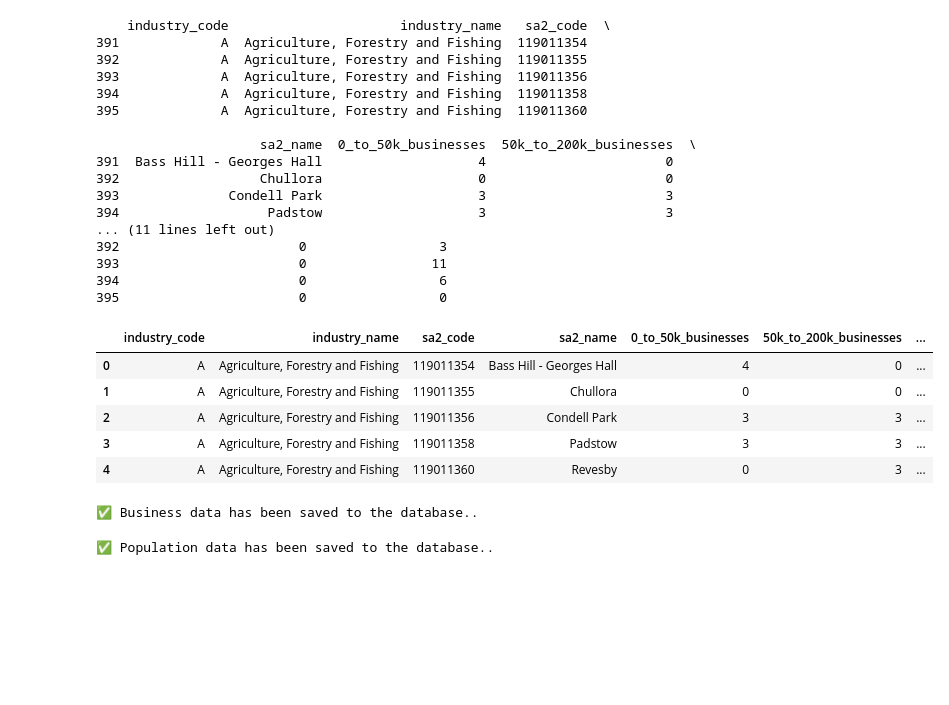
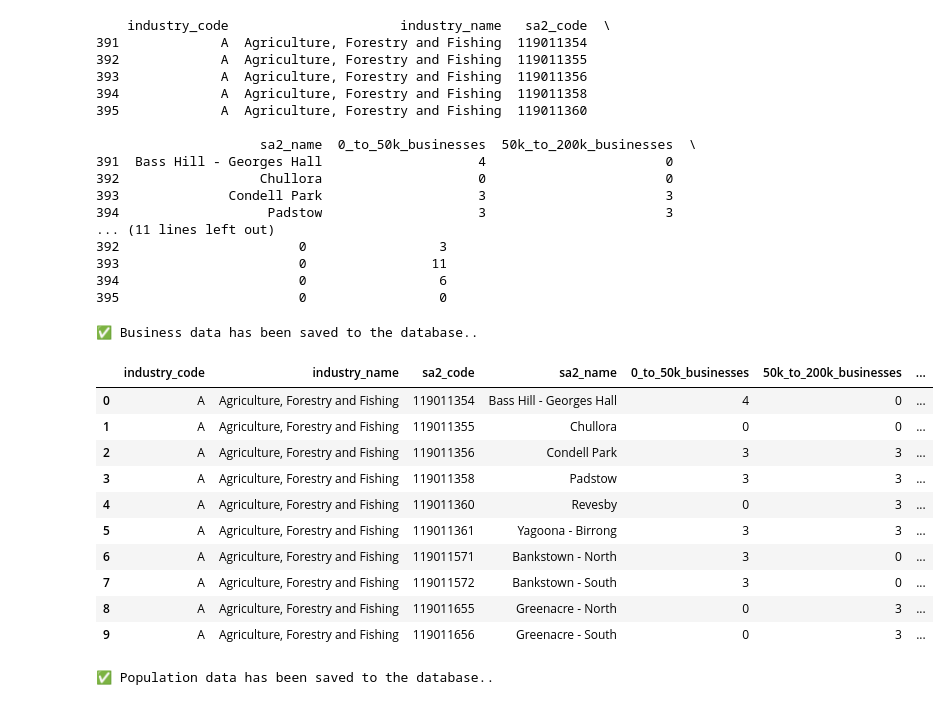
Before and after one commit to hb200354/project, a Jupyter notebook: notebooks/code.ipynb, the cells around one changed output. Saved outputs shown, nothing was run; the diff lists cells and outputs as text; code cells hidden in the pictures; blank space fills up the shorter version.

```diff
--- a/notebooks/code.ipynb
+++ b/notebooks/code.ipynb
@@ -57,23 +58,6 @@ print(filtered_business_df.head())
 393                       0                11
 394                       0                 6
 395                       0                 0
-# %%
-from IPython.display import display
-
-# Query the 'businesses' table and display the first few rows in a styled format
-businesses_df = pd.read_sql("SELECT * FROM businesses", engine)
-
-# Display the first 5 rows with a styled format
-display(businesses_df.head().style.set_table_styles(
-    [{'selector': 'table', 'props': [('border', '1px solid black')]}]
-).set_properties(**{'border': '1px solid black'}))
-# %% [output]
-|  | industry_code | industry_name | sa2_code | sa2_name | 0_to_50k_businesses | 50k_to_200k_businesses | ... |
-| 0 | A | Agriculture, Forestry and Fishing | 119011354 | Bass Hill - Georges Hall | 4 | 0 | ... |
-| 1 | A | Agriculture, Forestry and Fishing | 119011355 | Chullora | 0 | 0 | ... |
-| 2 | A | Agriculture, Forestry and Fishing | 119011356 | Condell Park | 3 | 3 | ... |
-| 3 | A | Agriculture, Forestry and Fishing | 119011358 | Padstow | 3 | 3 | ... |
-| 4 | A | Agriculture, Forestry and Fishing | 119011360 | Revesby | 0 | 3 | ... |
 # %%
 # Load business data and SA2 codes, then filter for Inner South West
 
@@ -84,6 +68,29 @@ filtered_business_df.to_sql("businesses", engine, if_exists="replace", index=Fal
 print("✅ Business data has been saved to the database..")
 # %% [output]
 ✅ Business data has been saved to the database..
+# %%
+# Query the 'businesses' table, drop NaN values, and limit to 10 rows
+businesses_df = pd.read_sql("SELECT * FROM businesses LIMIT 10", engine)
+
+# Drop rows with missing values
+businesses_df = businesses_df.dropna()
+
+# Display the first 10 rows in a styled format
+display(businesses_df.style.set_table_styles(
+    [{'selector': 'table', 'props': [('border', '1px solid black')]}]
+).set_properties(**{'border': '1px solid black'}))
+# %% [output]
+|  | industry_code | industry_name | sa2_code | sa2_name | 0_to_50k_businesses | 50k_to_200k_businesses | ... |
+| 0 | A | Agriculture, Forestry and Fishing | 119011354 | Bass Hill - Georges Hall | 4 | 0 | ... |
+| 1 | A | Agriculture, Forestry and Fishing | 119011355 | Chullora | 0 | 0 | ... |
+| 2 | A | Agriculture, Forestry and Fishing | 119011356 | Condell Park | 3 | 3 | ... |
+| 3 | A | Agriculture, Forestry and Fishing | 119011358 | Padstow | 3 | 3 | ... |
+| 4 | A | Agriculture, Forestry and Fishing | 119011360 | Revesby | 0 | 3 | ... |
+| 5 | A | Agriculture, Forestry and Fishing | 119011361 | Yagoona - Birrong | 3 | 3 | ... |
+| 6 | A | Agriculture, Forestry and Fishing | 119011571 | Bankstown - North | 3 | 0 | ... |
+| 7 | A | Agriculture, Forestry and Fishing | 119011572 | Bankstown - South | 3 | 0 | ... |
+| 8 | A | Agriculture, Forestry and Fishing | 119011655 | Greenacre - North | 0 | 3 | ... |
+| 9 | A | Agriculture, Forestry and Fishing | 119011656 | Greenacre - South | 0 | 3 | ... |
 # %%
 # Filter business data again using SA2 codes and save to DB
 
```
Also changed, not shown: parts of 3 cells of this notebook, 5 other files.
